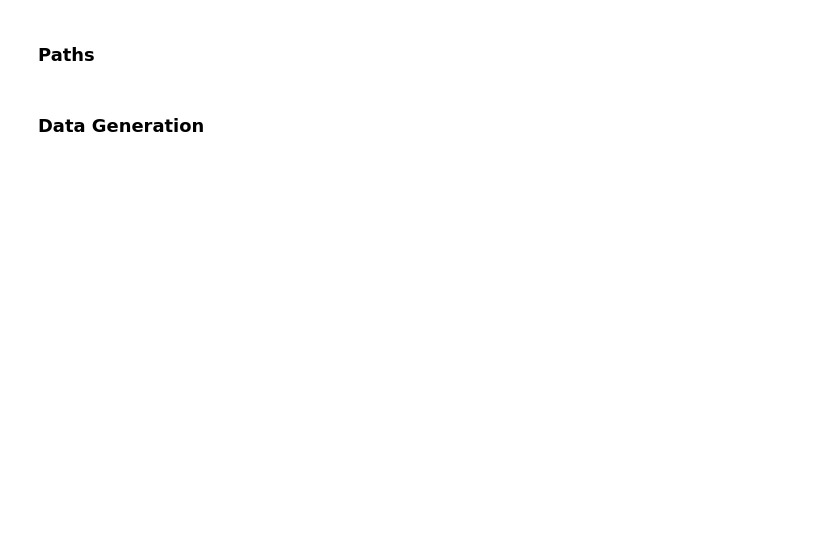
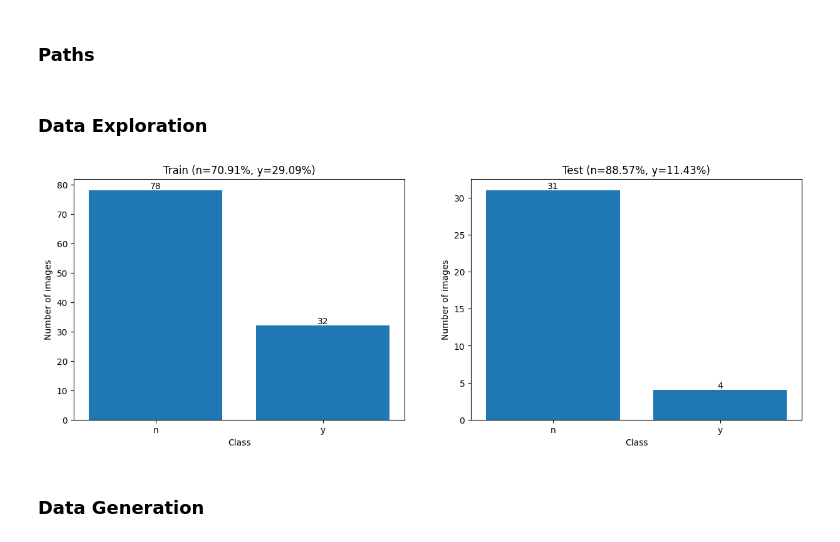
Before and after one commit to schneialexan/deep-learning, a Jupyter notebook: Hausaufgaben/Blatt 5/HA05.ipynb, the cells around one changed output. Drawn from its saved outputs; the diff is of its cells as text; code cells hidden in the pictures; blank space fills up the shorter version.

```diff
--- a/Hausaufgaben/Blatt 5/HA05.ipynb
+++ b/Hausaufgaben/Blatt 5/HA05.ipynb
@@ -46,5 +43,30 @@ def plot_history(history):
     ax2.set_ylabel('Loss')
     ax2.legend()
     return fig
+# %% [markdown]
+### Data Exploration
+# %%
+# make bar chart with number of n and y for test and train
+nmbr_of_n_train = len(os.listdir(TRAIN_PATH + "n"))
+nmbr_of_y_train = len(os.listdir(TRAIN_PATH + "y"))
+nmbr_of_n_test = len(os.listdir(TEST_PATH + "n"))
+nmbr_of_y_test = len(os.listdir(TEST_PATH + "y"))
+
+fig, (ax1, ax2) = plt.subplots(1, 2, figsize=(15, 5))
+ax1.bar(["n", "y"], [nmbr_of_n_train, nmbr_of_y_train])
+ax1.set_title(f"Train (n={(100*nmbr_of_n_train)/(nmbr_of_n_train+nmbr_of_y_train):.2f}%, y={(100*nmbr_of_y_train)/(nmbr_of_n_train+nmbr_of_y_train):.2f}%)")
+ax1.set_xlabel("Class")
+ax1.set_ylabel("Number of images")
+ax1.text(0, nmbr_of_n_train, nmbr_of_n_train, ha='center', va='bottom')
+ax1.text(1, nmbr_of_y_train, nmbr_of_y_train, ha='center', va='bottom')
+ax2.bar(["n", "y"], [nmbr_of_n_test, nmbr_of_y_test])
+ax2.set_title(f"Test (n={(100*nmbr_of_n_test)/(nmbr_of_n_test+nmbr_of_y_test):.2f}%, y={(100*nmbr_of_y_test)/(nmbr_of_n_test+nmbr_of_y_test):.2f}%)")
+ax2.set_xlabel("Class")
+ax2.set_ylabel("Number of images")
+ax2.text(0, nmbr_of_n_test, nmbr_of_n_test, ha='center', va='bottom')
+ax2.text(1, nmbr_of_y_test, nmbr_of_y_test, ha='center', va='bottom')
+plt.show()
+# %% [output]
+[figure, added]
 # %% [markdown]
 ### Data Generation
```
Also changed, not shown: parts of 16 cells of this notebook, 2 other files.
